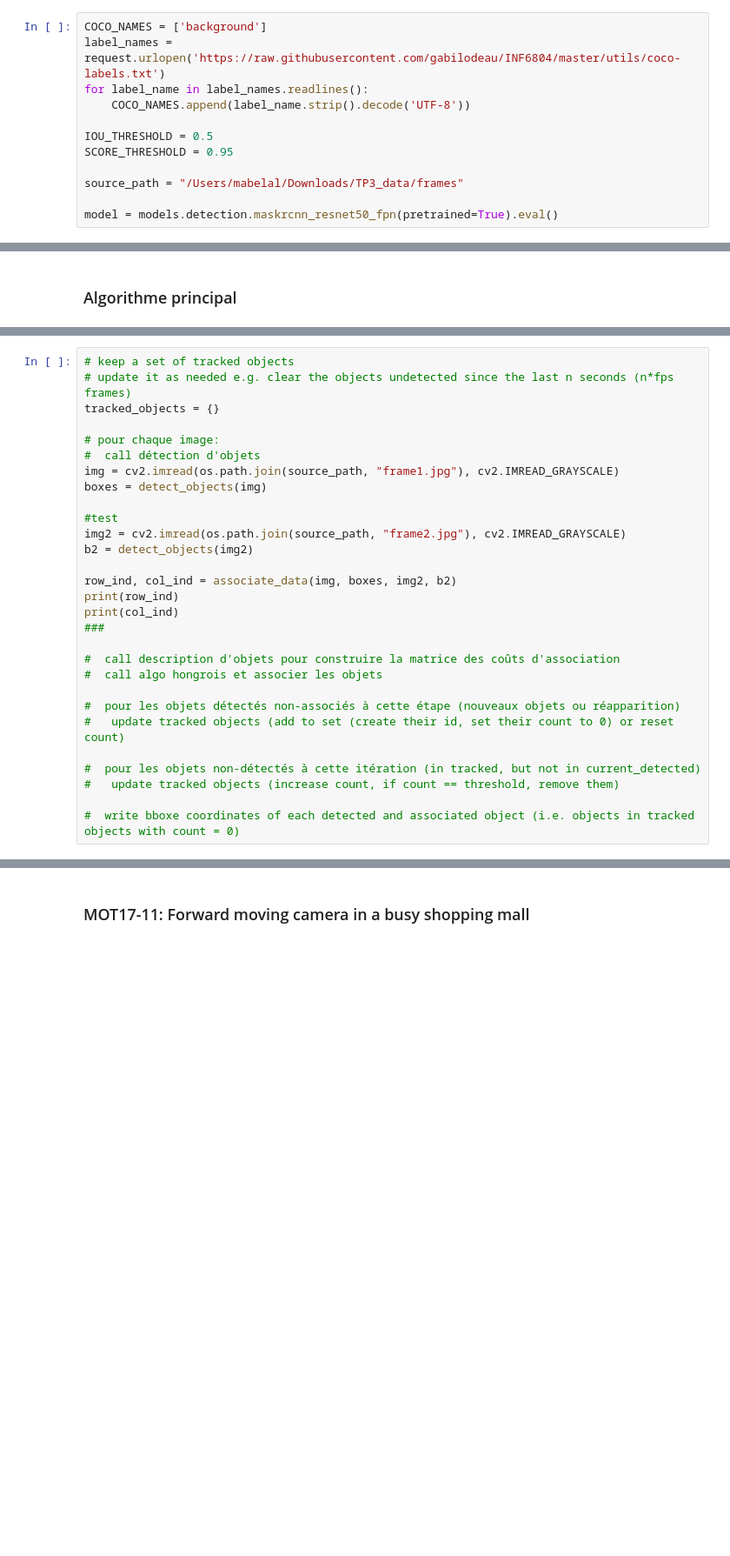
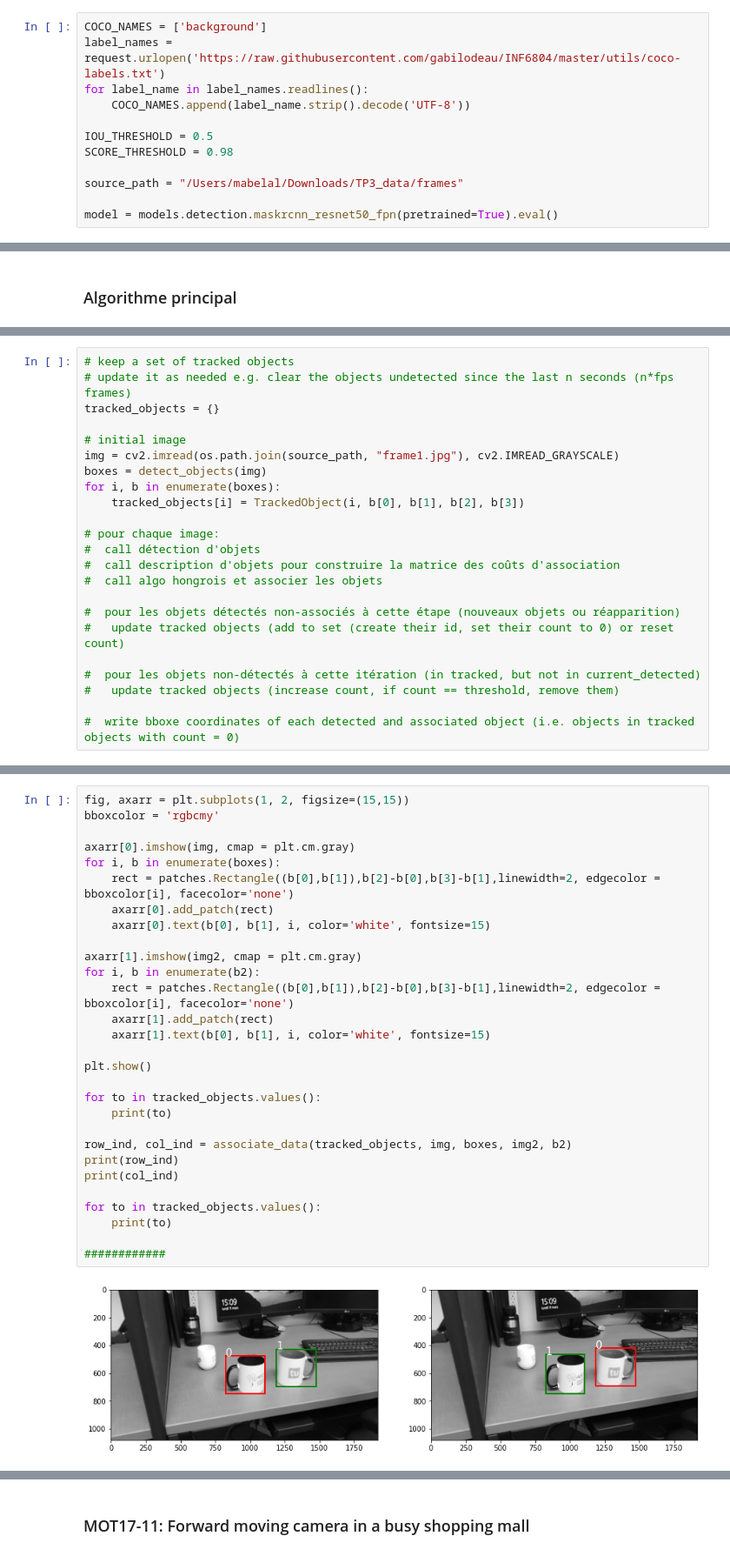
Before and after one commit to Mabelal/inf6804, a Jupyter notebook: TP3/TP3_1805679_1840713.ipynb, the cells around one changed output, grey strips where cells are left out. Shown: that part at 87% size. Saved outputs shown, nothing was run; the diff lists cells and outputs as text; blank space fills up the shorter version.

Commit message:
Add tracked objects update between frames

```diff
--- a/TP3/TP3_1805679_1840713.ipynb
+++ b/TP3/TP3_1805679_1840713.ipynb
@@ -24,7 +25,7 @@ for label_name in label_names.readlines():
     COCO_NAMES.append(label_name.strip().decode('UTF-8'))
 
 IOU_THRESHOLD = 0.5
-SCORE_THRESHOLD = 0.95
+SCORE_THRESHOLD = 0.98
 
 source_path = "/Users/mabelal/Downloads/TP3_data/frames"
 
@@ -85,20 +116,14 @@ def associate_data(prev_img, prev_bboxes, current_img, current_bboxes):
 # update it as needed e.g. clear the objects undetected since the last n seconds (n*fps frames)
 tracked_objects = {}
 
+# initial image
+img = cv2.imread(os.path.join(source_path, "frame1.jpg"), cv2.IMREAD_GRAYSCALE)
+boxes = detect_objects(img)
+for i, b in enumerate(boxes):
+    tracked_objects[i] = TrackedObject(i, b[0], b[1], b[2], b[3])
+
 # pour chaque image:
 #  call détection d'objets
-img = cv2.imread(os.path.join(source_path, "frame1.jpg"), cv2.IMREAD_GRAYSCALE)
-boxes = detect_objects(img)
-
-#test
-img2 = cv2.imread(os.path.join(source_path, "frame2.jpg"), cv2.IMREAD_GRAYSCALE)
-b2 = detect_objects(img2)
-
-row_ind, col_ind = associate_data(img, boxes, img2, b2)
-print(row_ind)
-print(col_ind)
-###
-
 #  call description d'objets pour construire la matrice des coûts d'association
 #  call algo hongrois et associer les objets
 
@@ -114,0 +141,31 @@ print(col_ind)
+# %%
+fig, axarr = plt.subplots(1, 2, figsize=(15,15))
+bboxcolor = 'rgbcmy'
+
+axarr[0].imshow(img, cmap = plt.cm.gray)
+for i, b in enumerate(boxes):
+    rect = patches.Rectangle((b[0],b[1]),b[2]-b[0],b[3]-b[1],linewidth=2, edgecolor = bboxcolor[i], facecolor='none')
+    axarr[0].add_patch(rect)
+    axarr[0].text(b[0], b[1], i, color='white', fontsize=15)
+
+axarr[1].imshow(img2, cmap = plt.cm.gray)
+for i, b in enumerate(b2):
+    rect = patches.Rectangle((b[0],b[1]),b[2]-b[0],b[3]-b[1],linewidth=2, edgecolor = bboxcolor[i], facecolor='none')
+    axarr[1].add_patch(rect)
+    axarr[1].text(b[0], b[1], i, color='white', fontsize=15)
+
+plt.show()
+
+for to in tracked_objects.values():
+    print(to)
+
+row_ind, col_ind = associate_data(tracked_objects, img, boxes, img2, b2)
+print(row_ind)
+print(col_ind)
+
+for to in tracked_objects.values():
+    print(to)
+
+############
+# %% [output]
+[figure, added]
```
Also changed, not shown: parts of 8 cells of this notebook.
